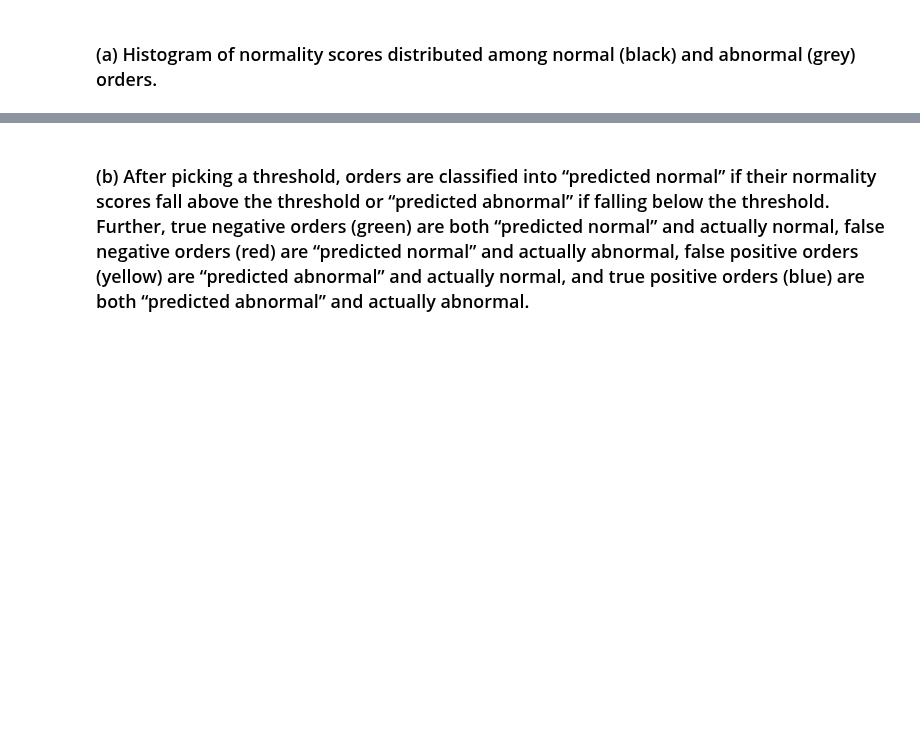
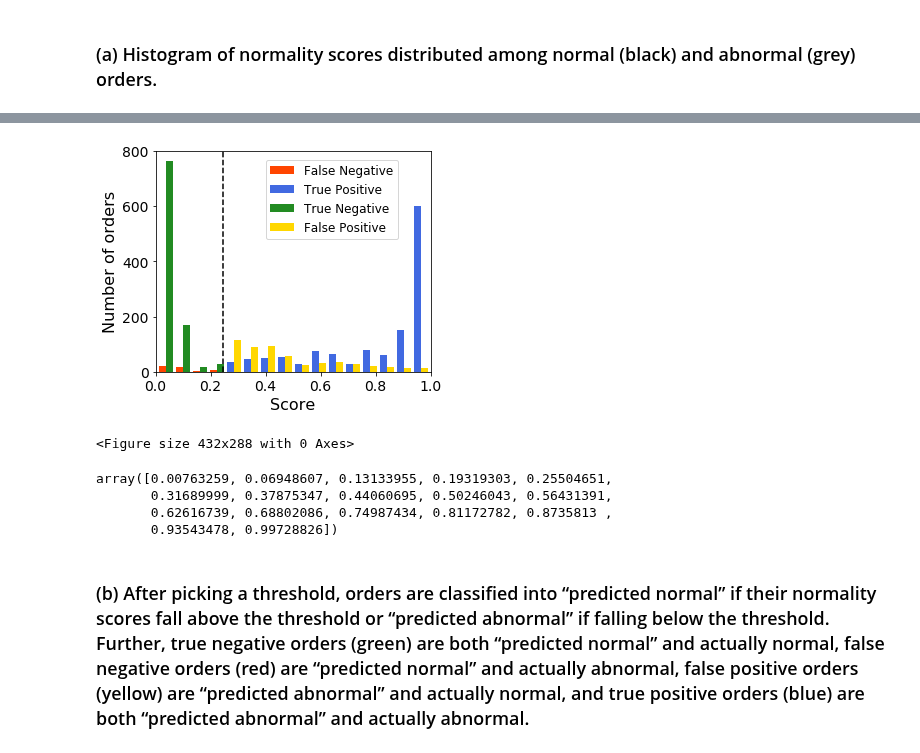
Before and after one commit to HealthRex/CDSS, a Jupyter notebook: scripts/LabTestAnalysis/lab_statistics/JAMANetworkOpen/Figure 1.ipynb, the cells around one changed output, grey strips where cells are left out. Drawn from its saved outputs; the diff is of its cells as text; code cells hidden in the pictures; blank space fills up the shorter version.

```diff
--- a/scripts/LabTestAnalysis/lab_statistics/JAMANetworkOpen/Figure 1.ipynb
+++ b/scripts/LabTestAnalysis/lab_statistics/JAMANetworkOpen/Figure 1.ipynb
@@ -77,4 +93,60 @@ plt.clf()
 <Figure size 432x288 with 0 Axes>
+# %%
+figure, ax = plt.subplots(figsize=(5, 4))
+
+if not inverse01:
+    plt.hist(scores_actual_0, bins=30, alpha=0.8, color='gray', label="Abnormal") #gray red
+    plt.hist(scores_actual_1, bins=30, alpha=0.8, color='black', label="Normal") #black green
+else:
+#     make_hist(1-scores_actual_0, plot_type, 30, 'gray', 'Abnormal')
+#     make_hist(1-scores_actual_1, plot_type, 30, 'black', 'Normal')
+    ha = ax.hist([1-scores_actual_0, 1-scores_actual_1], bins=16)
+    N, bins, patches = ha
+
+    plt.plot([1-score_thres] * dash_num, np.linspace(0, 800, num=dash_num), 'k--')
+
+
+plt.xlim([0, 1])
+plt.ylim([0, 800])
+# plt.xticks([])
+# plt.yticks([])
+# plt.xlabel(lab_descriptions[lab])
+# plt.xlabel('random forest', fontsize=16)
+plt.xlabel('Score', fontsize=16)
+plt.ylabel('Number of orders', fontsize=16)
+
+ax.tick_params(axis='both', labelsize=14)
+plt.tight_layout()
+
+plt.setp(patches[1][0], 'facecolor', 'forestgreen', 'label', 'True Negative')
+plt.setp(patches[1][1:4], 'facecolor', 'forestgreen')
+
+plt.setp(patches[0][0], 'facecolor', 'orangered', 'label', 'False Negative')
+plt.setp(patches[0][1:4], 'facecolor', 'orangered')
+
+plt.setp(patches[0][4], 'facecolor', 'royalblue', 'label', 'True Positive')
+plt.setp(patches[0][5:], 'facecolor', 'royalblue')
+
+plt.setp(patches[1][4], 'facecolor', 'gold', 'label', 'False Positive')
+plt.setp(patches[1][5:], 'facecolor', 'gold')
+
+plt.legend(loc=(0.4,0.6), fontsize=12)
+
+plt.savefig(os.path.join(figure1_folderpath, 'cartoon_%s%s_color.png' % (lab, inverse_maker)))
+
+
+plt.show()
+plt.clf()
+# %% [output]
+[figure, added]
+<Figure size 432x288 with 0 Axes>
+# %%
+bins
+# %% [output]
+array([0.00763259, 0.06948607, 0.13133955, 0.19319303, 0.25504651,
+       0.31689999, 0.37875347, 0.44060695, 0.50246043, 0.56431391,
+       0.62616739, 0.68802086, 0.74987434, 0.81172782, 0.8735813 ,
+       0.93543478, 0.99728826])
 # %% [markdown]
 ### (b) After picking a threshold, orders are classified into “predicted normal” if their normality scores fall above the threshold or “predicted abnormal” if falling below the threshold. Further, true negative orders (green) are both “predicted normal” and actually normal, false negative orders (red) are “predicted normal” and actually abnormal, false positive orders (yellow) are “predicted abnormal” and actually normal, and true positive orders (blue) are both “predicted abnormal” and actually abnormal.
 # %%
```
Also changed, not shown: parts of 4 cells of this notebook, 1 other file.
